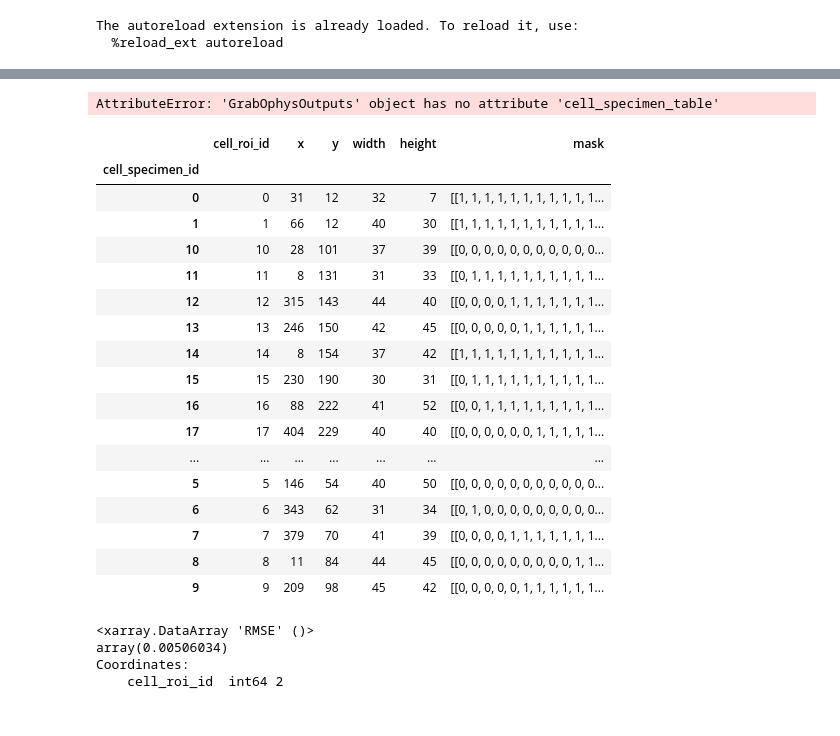
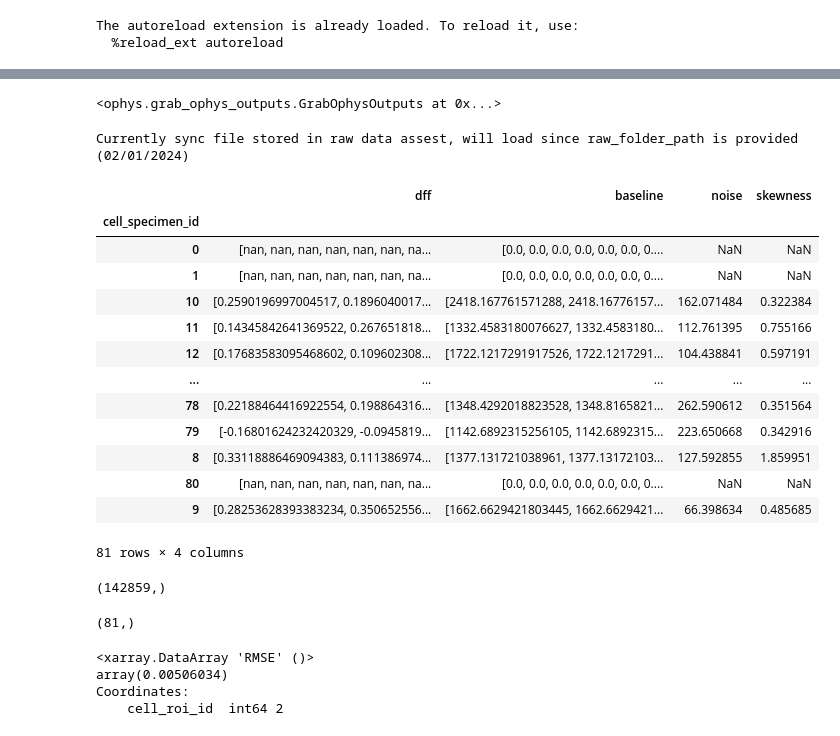
Before and after one commit to AllenNeuralDynamics/lamf-analysis, a Jupyter notebook: ophys-mfish-dev/notebooks/GOO-demo.ipynb, the cells around one changed output, grey strips where cells are left out. Saved outputs shown, nothing was run; the diff lists cells and outputs as text; code cells hidden in the pictures.

Commit message:
add ophys sync to dataset

```diff
--- a/ophys-mfish-dev/notebooks/GOO-demo.ipynb
+++ b/ophys-mfish-dev/notebooks/GOO-demo.ipynb
@@ -34,30 +34,45 @@ goo
 # %%
 goo2 = GOO(oeid=1098444819, data_path="/allen/programs/mindscope/workgroups/learning/mattd/co_dev/data")
-goo2.cell_specimen_table
+goo2
 # %% [output]
-AttributeError: 'GrabOphysOutputs' object has no attribute 'cell_specimen_table'
+<ophys.grab_ophys_outputs.GrabOphysOutputs at 0x...>
-# %%
-dataset = OphysDataset("/allen/programs/mindscope/workgroups/learning/mattd/co_dev/data/1098444819")
-dataset.neuropil_masks
-# %% [output]
-|  | cell_roi_id | x | y | width | height | mask |
-| cell_specimen_id |  |  |  |  |  |  |
-| 0 | 0 | 31 | 12 | 32 | 7 | [[1, 1, 1, 1, 1, 1, 1, 1, 1, 1, 1... |
-| 1 | 1 | 66 | 12 | 40 | 30 | [[1, 1, 1, 1, 1, 1, 1, 1, 1, 1, 1... |
-| 10 | 10 | 28 | 101 | 37 | 39 | [[0, 0, 0, 0, 0, 0, 0, 0, 0, 0, 0... |
-| 11 | 11 | 8 | 131 | 31 | 33 | [[0, 1, 1, 1, 1, 1, 1, 1, 1, 1, 1... |
-| 12 | 12 | 315 | 143 | 44 | 40 | [[0, 0, 0, 0, 1, 1, 1, 1, 1, 1, 1... |
-| 13 | 13 | 246 | 150 | 42 | 45 | [[0, 0, 0, 0, 0, 1, 1, 1, 1, 1, 1... |
-| 14 | 14 | 8 | 154 | 37 | 42 | [[1, 1, 1, 1, 1, 1, 1, 1, 1, 1, 1... |
-| 15 | 15 | 230 | 190 | 30 | 31 | [[0, 1, 1, 1, 1, 1, 1, 1, 1, 1, 1... |
-| 16 | 16 | 88 | 222 | 41 | 52 | [[0, 0, 1, 1, 1, 1, 1, 1, 1, 1, 1... |
-| 17 | 17 | 404 | 229 | 40 | 40 | [[0, 0, 0, 0, 0, 0, 1, 1, 1, 1, 1... |
-| ... | ... | ... | ... | ... | ... | ... |
-| 5 | 5 | 146 | 54 | 40 | 50 | [[0, 0, 0, 0, 0, 0, 0, 0, 0, 0, 0... |
-| 6 | 6 | 343 | 62 | 31 | 34 | [[0, 1, 0, 0, 0, 0, 0, 0, 0, 0, 0... |
-| 7 | 7 | 379 | 70 | 41 | 39 | [[0, 0, 0, 0, 1, 1, 1, 1, 1, 1, 1... |
-| 8 | 8 | 11 | 84 | 44 | 45 | [[0, 0, 0, 0, 0, 0, 0, 0, 0, 1, 1... |
-| 9 | 9 | 209 | 98 | 45 | 42 | [[0, 0, 0, 0, 0, 1, 1, 1, 1, 1, 1... |
+# %%
+processed_path = "/allen/programs/mindscope/workgroups/learning/mattd/co_dev/data/1299958728/processed/1299958728" # give experiment
+raw_path = "/allen/programs/mindscope/workgroups/learning/mattd/co_dev/data/1299958728/raw"
+
+#dataset = OphysDataset("/allen/programs/mindscope/workgroups/learning/mattd/co_dev/data/1098444819")
+dataset = OphysPlaneDataset(processed_path, raw_path)
+
+dataset.dff_traces
+# %% [output]
+Currently sync file stored in raw data assest, will load since raw_folder_path is provided (02/01/2024)
+|  | dff | baseline | noise | skewness |
+| cell_specimen_id |  |  |  |  |
+| 0 | [nan, nan, nan, nan, nan, nan, na... | [0.0, 0.0, 0.0, 0.0, 0.0, 0.0, 0.... | NaN | NaN |
+| 1 | [nan, nan, nan, nan, nan, nan, na... | [0.0, 0.0, 0.0, 0.0, 0.0, 0.0, 0.... | NaN | NaN |
+| 10 | [0.2590196997004517, 0.1896040017... | [2418.167761571288, 2418.16776157... | 162.071484 | 0.322384 |
+| 11 | [0.14345842641369522, 0.267651818... | [1332.4583180076627, 1332.4583180... | 112.761395 | 0.755166 |
+| 12 | [0.17683583095468602, 0.109602308... | [1722.1217291917526, 1722.1217291... | 104.438841 | 0.597191 |
+| ... | ... | ... | ... | ... |
+| 78 | [0.22188464416922554, 0.198864316... | [1348.4292018823528, 1348.8165821... | 262.590612 | 0.351564 |
+| 79 | [-0.16801624232420329, -0.0945819... | [1142.6892315256105, 1142.6892315... | 223.650668 | 0.342916 |
+| 8 | [0.33118886469094383, 0.111386974... | [1377.131721038961, 1377.13172103... | 127.592855 | 1.859951 |
+| 80 | [nan, nan, nan, nan, nan, nan, na... | [0.0, 0.0, 0.0, 0.0, 0.0, 0.0, 0.... | NaN | NaN |
+| 9 | [0.28253628393383234, 0.350652556... | [1662.6629421803445, 1662.6629421... | 66.398634 | 0.485685 |
+81 rows × 4 columns
+# %%
+dataset.neuropil_traces.iloc[0].neuropil_fluorescence_traces.shape
+# %% [output]
+(142859,)
+# %%
+# load dff, ['baseline', 'data', 'noise', 'roi_names', 'skewness']
+fp = dataset.file_paths["dff_h5"]
+
+import h5py
+with h5py.File(fp, 'r') as f:
+    print(f["skewness"][:].shape)
+# %% [output]
+(81,)
 # %%
 import xarray as xr
 dataset = OphysDataset("/allen/programs/mindscope/workgroups/learning/mattd/co_dev/data/1098444819")
```
Also changed, not shown: parts of 2 cells of this notebook, 2 other files.
